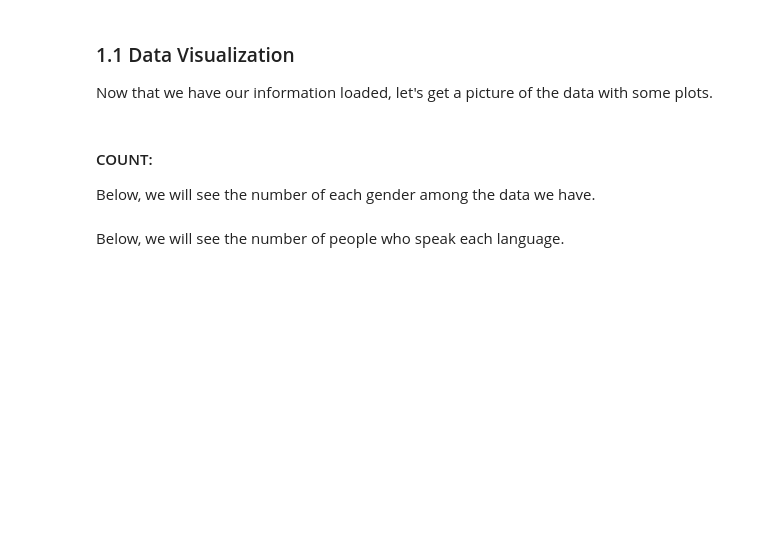
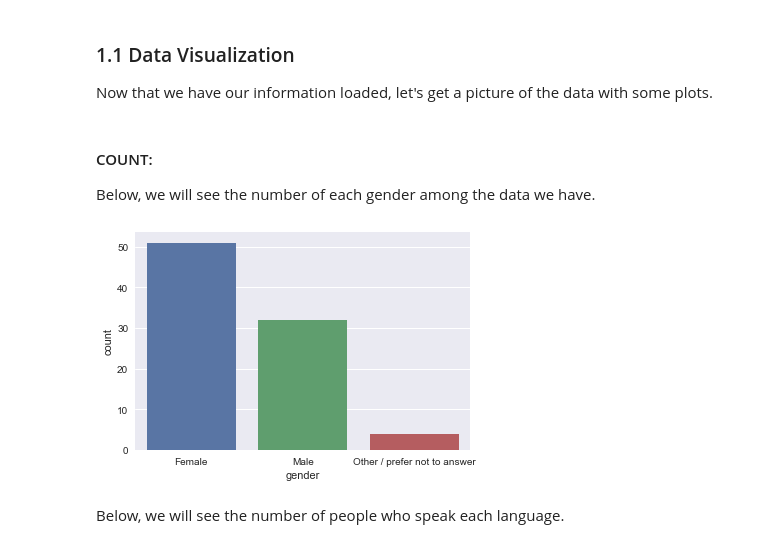
Before and after one commit to ds-modules/LINGUIS-110, a Jupyter notebook: VOT/Assignment.ipynb, the cells around one changed output. Saved outputs shown, nothing was run; the diff lists cells and outputs as text; code cells hidden in the pictures; blank space fills up the shorter version.

```diff
--- a/VOT/Assignment.ipynb
+++ b/VOT/Assignment.ipynb
@@ -31,7 +38,9 @@ Now that we have our information loaded, let's get a picture of the data with so
 #### COUNT:
 Below, we will see the number of each gender among the data we have.
 # %%
-sns.countplot(x="gender", data=fa17)
+ax = sns.countplot(x="gender", data=fa17)
+# %% [output]
+[figure, added]
 # %% [markdown]
 Below, we will see the number of people who speak each language.
 # %%
```
Also changed, not shown: parts of 43 cells of this notebook.
